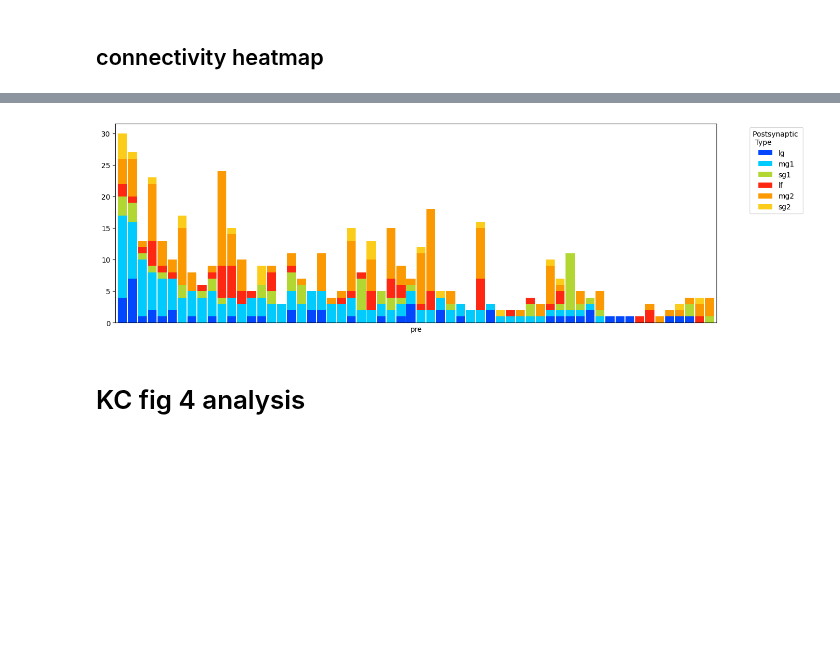
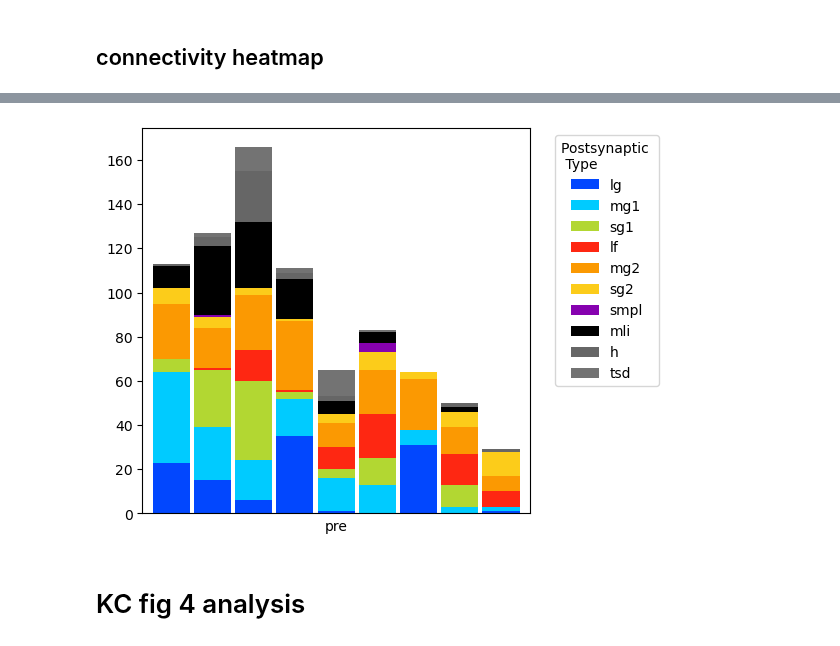
Before and after one commit to neurologic/eCREST, a Jupyter notebook: MolecularLayerAnalysis.ipynb, the cells around one changed output, grey strips where cells are left out. Saved outputs shown, nothing was run; the diff lists cells and outputs as text; code cells hidden in the pictures; blank space fills up the shorter version.

```diff
--- a/MolecularLayerAnalysis.ipynb
+++ b/MolecularLayerAnalysis.ipynb
@@ -321,5 +366,5 @@ df_syn.head()
 # %%
-mask = df_syn['post_type'].isin(['sg1','sg2','mg1','mg2','lg','lf'])#,'mli','tsd','dml'])# df_edges['pre'].isin([295969348,295969442,295969134,295969355,295968777,282228761,283375247,283391297,283390956,282230475,268614458,268614383,273086215,187230424,290552453,27220895,31694533,102463116,188296613,15401313,17877032,187151336,117041378,122039969,36165549]) &
+mask = df_syn['post_type'].isin(['sg1','sg2','mg1','mg2','lg','lf','smpl','mli','tsd','h'])# df_edges['pre'].isin([295969348,295969442,295969134,295969355,295968777,282228761,283375247,283391297,283390956,282230475,268614458,268614383,273086215,187230424,290552453,27220895,31694533,102463116,188296613,15401313,17877032,187151336,117041378,122039969,36165549]) &
 # %%
 df_grouped = df_syn[mask][['pre','post_type','depth']].groupby(['depth','post_type'],observed=False).count().reset_index()
 # %%
@@ -335,7 +380,7 @@ df_grouped.head()#[df_grouped['weight']>0]
 df_grouped.loc[df_grouped['post_type'].isin(['sg1','sg2']),'class'] = 'sg'
 df_grouped.loc[df_grouped['post_type'].isin(['mg1','mg2']),'class'] = 'mg'
 df_grouped.loc[df_grouped['post_type'].isin(['lf','lg']),'class'] = 'output'
-df_grouped.loc[df_grouped['post_type'].isin(['mli','tsd','dml']),'class'] = 'smooth'
+df_grouped.loc[df_grouped['post_type'].isin(['smpl','mli','tsd','h']),'class'] = 'smooth'
 # %%
 df_grouped['weight_norm'] = df_grouped.groupby('depth',observed=False)['pre'].transform(lambda x: (x / x.sum()) )
 
@@ -381,10 +426,10 @@ sns.move_legend(plt.gca(), "upper right", bbox_to_anchor=(1.4, 1));
 # Connection patterns
 # %%
 count_type = 'nsyn' # 'ncells' #
-mask = (df_edges['post_type'].isin(['sg1','sg2','mg1','mg2','lg','lf']))#,'mli','tsd','dml'])) # df_edges['pre'].isin([290552453,27220895,31694533,102463116,188296613,15401313,17877032,187151336,117041378,122039969,36165549]) &
+mask = (df_edges['post_type'].isin(['sg1','sg2','mg1','mg2','lg','lf','smpl','mli','tsd','h'])) # df_edges['pre'].isin([290552453,27220895,31694533,102463116,188296613,15401313,17877032,187151336,117041378,122039969,36165549]) &
 #[295969348,295969442,295969134,295969355,295968777,282228761,283375247, 283391297,283390956,282230475,268614458,268614383,273086215,187230424]
 
-types_ = ['pf'] #should be all that is in df_pfsyn anyway
+types_ = ['mli'] #should be all that is in df_pfsyn anyway
 df_map = pd.DataFrame()
 for t in types_:
     if count_type == 'nsyn':
@@ -416,7 +465,7 @@ df_map.head()
 # %% [markdown]
 ## connectivity heatmap
 # %%
-target_order = ['lg','mg1','sg1','lf','mg2','sg2']#,'mli','dml','tsd']
+target_order = ['lg','mg1','sg1','lf','mg2','sg2','smpl','mli','h','tsd']
 df_map = df_map.loc[:,[t for t in target_order if t in df_map.columns.values]]
 # %%
 df_map.sum()
@@ -473,13 +526,13 @@ axes.set_yticks([])
 # %%
 # Plotting
-fig, ax = plt.subplots(figsize=(15, 5))
+fig, ax = plt.subplots(figsize=(5, 5))
 # Create a stacked bar plot
 sorted_full.loc[:,target_order].plot.bar(stacked=True,color = syn_colors,ax=ax, width=0.9)
 ax.set_xticks([])
-ax.legend(title='Postsynaptic \n Type', bbox_to_anchor=(1.15, 1), loc='upper right')
-plt.savefig('/Users/kperks/Downloads/pf_output_stacked_bar.svg', format='svg', transparent=True)
+ax.legend(title='Postsynaptic \n Type', bbox_to_anchor=(1.35, 1), loc='upper right')
+plt.savefig('/Users/kperks/Downloads/mli_output_stacked_bar.svg', format='svg', transparent=True)
 # %% [output]
-[figure, old version]
+[figure, new version]
 # %% [markdown]
 # KC fig 4 analysis
 # %%
```
Also changed, not shown: parts of 86 cells of this notebook, 9 other files.
